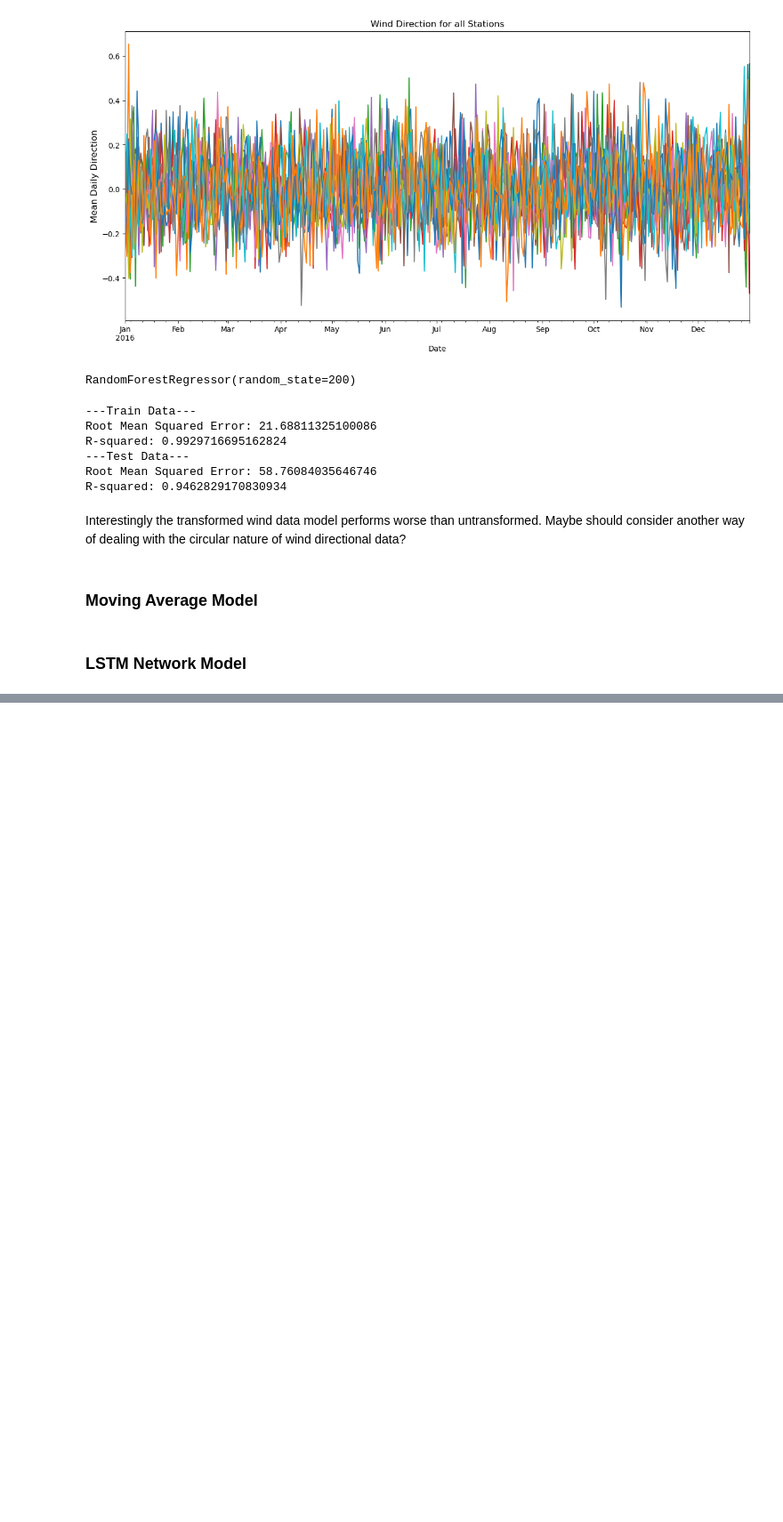
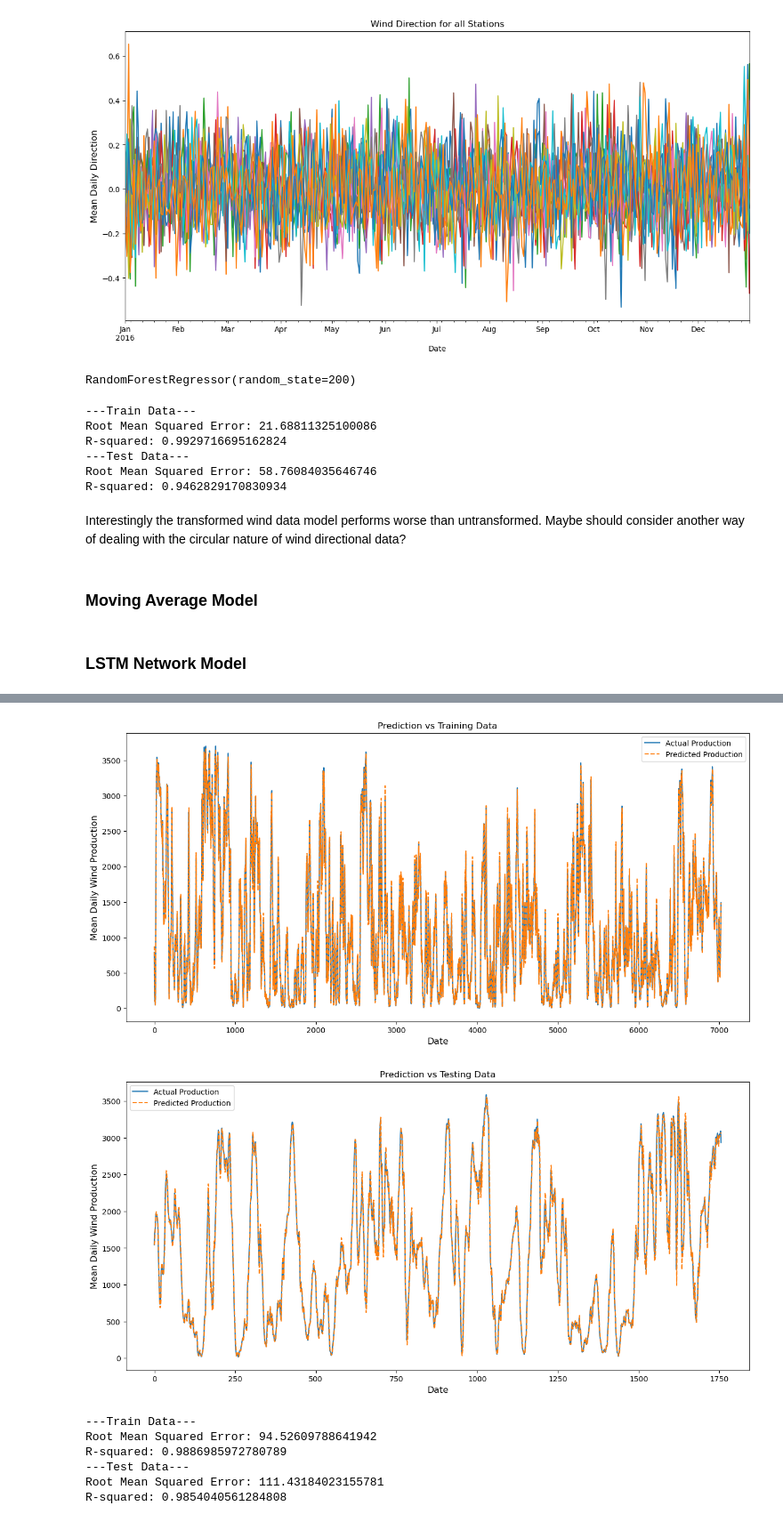
Before and after one commit to cayopolo/wind_forecast_model, a Jupyter notebook: wind_forecast_notebook.ipynb, the cells around one changed output, grey strips where cells are left out. Shown at 89% size. Cells and saved outputs as stored; diff of their text form; code cells hidden in the pictures; blank space fills up the shorter version.

Commit message:
LSTM Model Added

```diff
--- a/wind_forecast_notebook.ipynb
+++ b/wind_forecast_notebook.ipynb
@@ -471,0 +458,41 @@ def data_transform_for_lstm(data, n_steps):
+# %%
+# Define a custom dataset class
+class TimeSeriesDataset(Dataset):
+    def __init__(self, X, y):
+        self.X = X
+        self.y = y
+
+    def __len__(self):
+        return len(self.X)
+
+    def __getitem__(self, i):
+        return self.X[i], self.y[i]
+
+# Create data loaders
+batch_size = 16
+
+train_dataset = TimeSeriesDataset(X_train, y_train)
+test_dataset = TimeSeriesDataset(X_test, y_test)
+
+train_loader = DataLoader(train_dataset, batch_size=batch_size, shuffle=True)
+test_loader = DataLoader(test_dataset, batch_size=batch_size, shuffle=False)
+# %%
+# Define the LSTM model
+class LSTM(nn.Module):
+    def __init__(self, input_size, hidden_size, num_stacked_layers):
+        super().__init__()
+        self.hidden_size = hidden_size
+        self.num_stacked_layers = num_stacked_layers
+        self.lstm = nn.LSTM(input_size, hidden_size, num_stacked_layers, batch_first=True)
+        self.fc = nn.Linear(hidden_size, 1)
+
+    def forward(self, x):
+        batch_size = x.size(0)
+        h0 = torch.zeros(self.num_stacked_layers, batch_size, self.hidden_size).to(device)
+        c0 = torch.zeros(self.num_stacked_layers, batch_size, self.hidden_size).to(device)
+        out, _ = self.lstm(x, (h0, c0))
+        out = self.fc(out[:, -1, :])
+        return out
+
+# Create the model
+model = LSTM(1, 4, 1).to(device)
@@ -471,0 +628,12 @@ def data_transform_for_lstm(data, n_steps):
+# %%
+# Plot and evaluate predictions
+inverse_transform_and_plot(y_train, predict_train, y_test, predict_test)
+# %% [output]
+[figure, added]
+[figure, added]
+---Train Data---
+Root Mean Squared Error: 94.52609788641942
+R-squared: 0.9886985972780789
+---Test Data---
+Root Mean Squared Error: 111.43184023155781
+R-squared: 0.9854040561284808
```
Also changed, not shown: parts of 15 cells of this notebook.
